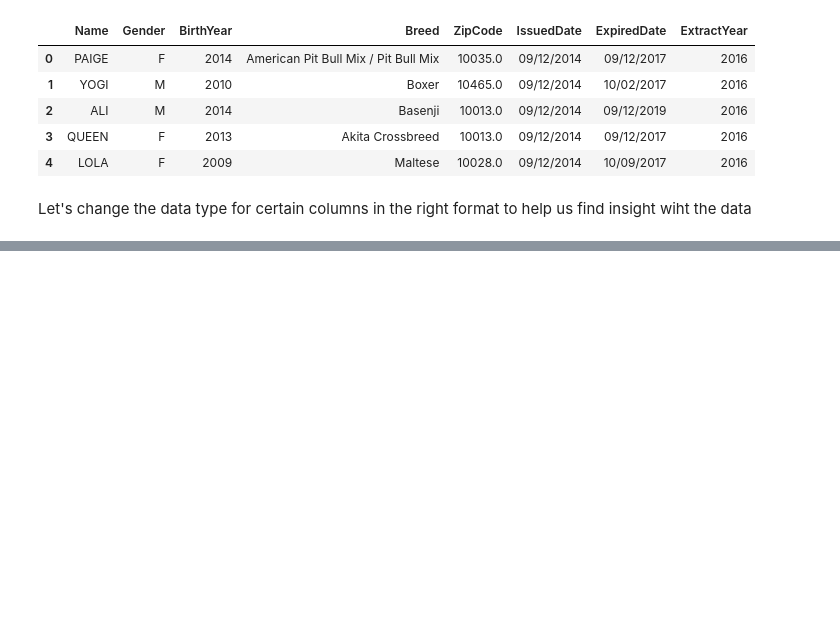
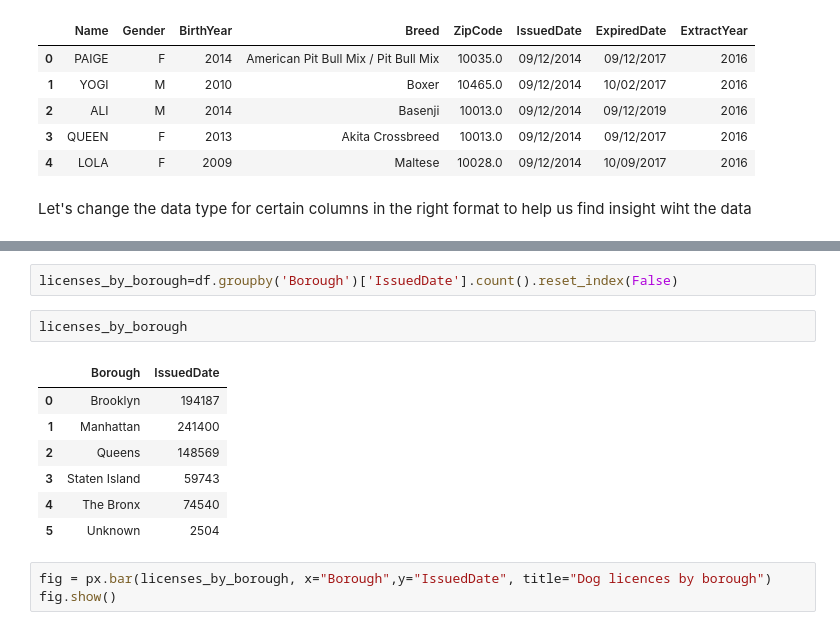
Before and after one commit to ibranova/Mod2_Final_Project, a Jupyter notebook: notebooks/data_cleaning.ipynb, the cells around one changed output, grey strips where cells are left out. Drawn from its saved outputs; the diff is of its cells as text; blank space fills up the shorter version.

```diff
--- a/notebooks/data_cleaning.ipynb
+++ b/notebooks/data_cleaning.ipynb
@@ -128,0 +209,15 @@ df["ExpiredDate"] = pd.to_datetime(df["ExpiredDate"])
+# %%
+licenses_by_borough=df.groupby('Borough')['IssuedDate'].count().reset_index(False)
+# %%
+licenses_by_borough
+# %% [output]
+|  | Borough | IssuedDate |
+| 0 | Brooklyn | 194187 |
+| 1 | Manhattan | 241400 |
+| 2 | Queens | 148569 |
+| 3 | Staten Island | 59743 |
+| 4 | The Bronx | 74540 |
+| 5 | Unknown | 2504 |
+# %%
+fig = px.bar(licenses_by_borough, x="Borough",y="IssuedDate", title="Dog licences by borough")
+fig.show()
```
Also changed, not shown: parts of 9 cells of this notebook.
